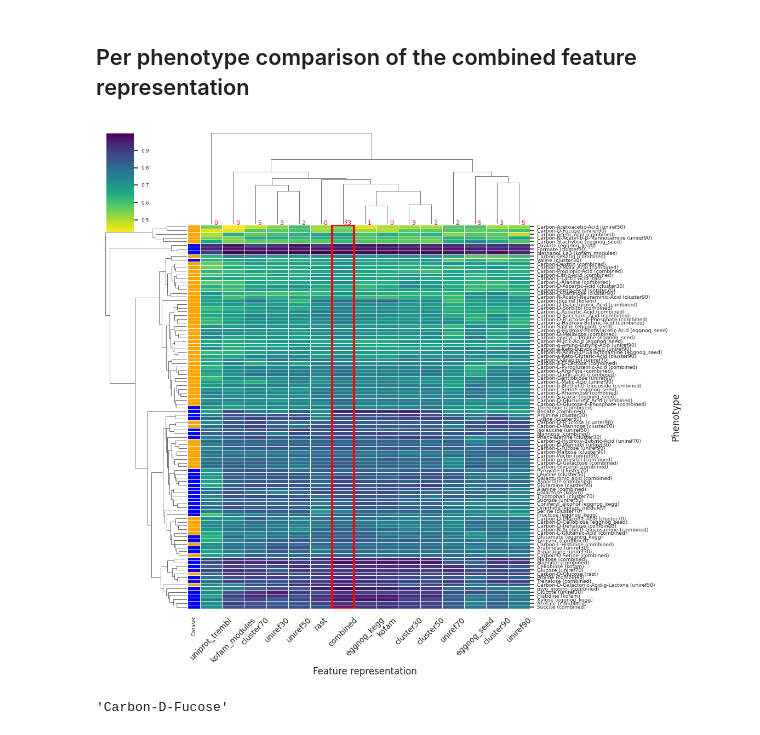
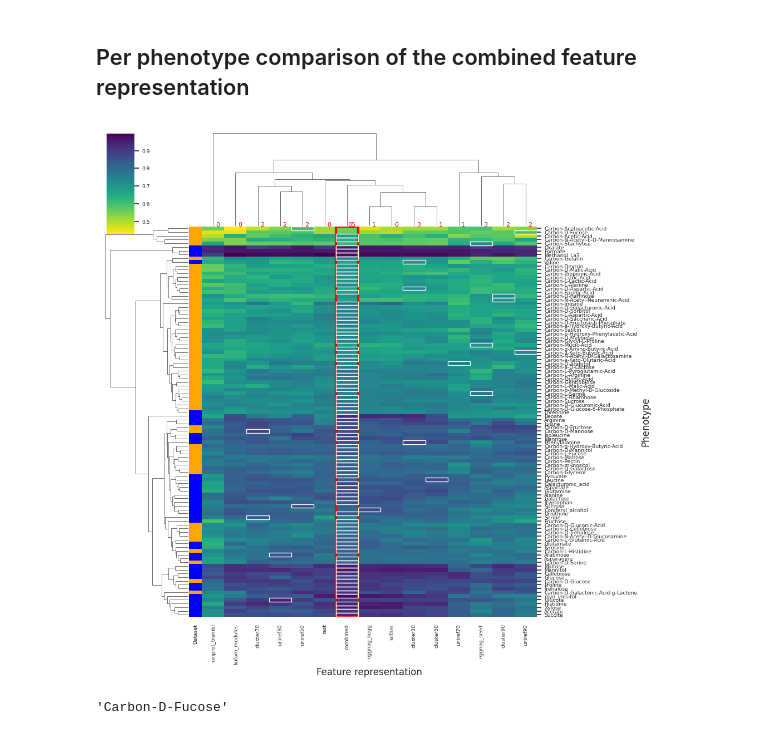
Before and after one commit to kbasecollaborations/trait-prediction, a Jupyter notebook: notebooks/biolog/poster_chleaf_combinedfeat.ipynb, the cells around one changed output. Saved outputs shown, nothing was run; the diff lists cells and outputs as text; code cells hidden in the pictures.

Commit message:
feat: update notebooks and figures

```diff
--- a/notebooks/biolog/poster_chleaf_combinedfeat.ipynb
+++ b/notebooks/biolog/poster_chleaf_combinedfeat.ipynb
@@ -123,7 +123,7 @@ from matplotlib.patches import Rectangle
 # %%
 import numpy as np
 
-def get_top_features(row: pd.Series, threshold: float = 0.02) -> str:
+def get_top_features(row: pd.Series, threshold: float = 0.03) -> str:
     value_combined = row["combined"]
     value_top = list(row.nlargest(1))[0]
     name_top = row.idxmax()
@@ -131,43 +131,60 @@ def get_top_features(row: pd.Series, threshold: float = 0.02) -> str:
         return name_top
     else:
         return "combined"
+# %%
+def get_best_feature(row: pd.Series, threshold: float = 0.03) -> str:
+    value_top = list(row.nlargest(1))[0]
+    value_combined = row["combined"]
+    name_top = row.idxmax()
+    if (value_top - value_combined) > threshold:
+        return name_top
+    else:
+        return "combined"
 # %%
 from tkinter import font
 
 
 metric = "Balanced Accuracy"
 plot_data = (
     cv_scores_df
     .loc[cv_scores_df["Preprocessing strategy"] == "Chi2(1000)", ["Dataset", "Feature representation", "Phenotype", metric]]
     .groupby(by=["Dataset", "Feature representation", "Phenotype"])
     .mean()
     .reset_index()
     .sort_values(by=metric, ascending=False)
     .pivot(index="Phenotype", columns="Feature representation", values=metric)
 )
 sns.set_theme(font_scale=0.6)
 # feature_rep_best_counts = plot_data.idxmax(axis=1).value_counts()
 feature_rep_best_counts = plot_data.apply(get_top_features, axis=1).value_counts()
 feature_rep_best_counts = feature_rep_best_counts.reindex(plot_data.columns, fill_value=0)
-phenotype_best_feature_rep = plot_data.idxmax(axis=1)
+# phenotype_best_feature_rep = plot_data.idxmax(axis=1)
+phenotype_best_feature_rep = plot_data.apply(get_best_feature, axis=1)
 color_map = make_colormap(cv_scores_df)
 row_colors = pd.Series(plot_data.index.map(color_map), index=plot_data.index)
 row_colors.name = "Dataset"
 cmap = sns.color_palette("viridis", as_cmap=True).reversed()
-g = sns.clustermap(plot_data,  linewidths=.5, cmap=cmap, yticklabels=1, row_colors=row_colors, )
+g = sns.clustermap(plot_data,   cmap=cmap, yticklabels=1, row_colors=row_colors, )
 ax = g.ax_heatmap
 ax.add_patch(Rectangle((6, 0), 1, 104, fill=False, edgecolor='red', lw=3))
 x_ticks = ax.get_xticks()
+y_ticks = ax.get_yticks()
 x_tick_labels = [(l.get_text(), feature_rep_best_counts[l.get_text()]) for l in ax.get_xticklabels()]
 for i, (label, annot) in enumerate(x_tick_labels):
     ax.text(x_ticks[i] + 0.2, -0.5, f"{annot}", ha='center', va='center', fontsize=8, color='red')
+y_tick_names = [l.get_text() for l in ax.get_yticklabels()]
+x_tick_names = [l.get_text() for l in ax.get_xticklabels()]
+for i, label in enumerate(y_tick_names):
+    x_ind = x_tick_names.index(phenotype_best_feature_rep[label])
+    y_ind = i
+    ax.add_patch(Rectangle((x_ind, y_ind), 1, 1, fill=False, edgecolor='white', lw=1))
 y_tick_labels = [f"{l.get_text()} ({phenotype_best_feature_rep[l.get_text()]})" for l in ax.get_yticklabels()]
-ax.set_yticklabels(y_tick_labels);
-ax.set_xticklabels(ax.get_xticklabels(), rotation=45, size=10);
+# ax.set_yticklabels(y_tick_labels);
+# ax.set_xticklabels(ax.get_xticklabels(), rotation=45, size=10);
 ax.set_xlabel("Feature representation", size=12);
 ax.set_ylabel("Phenotype", size=12);
 # %% [output]
-[figure, old version]
+[figure, new version]
 # %%
 plot_data.apply(get_top_features, axis=1).idxmax()
 # %% [output]
```
Also changed, not shown: parts of 4 cells of this notebook, 3 other files.
